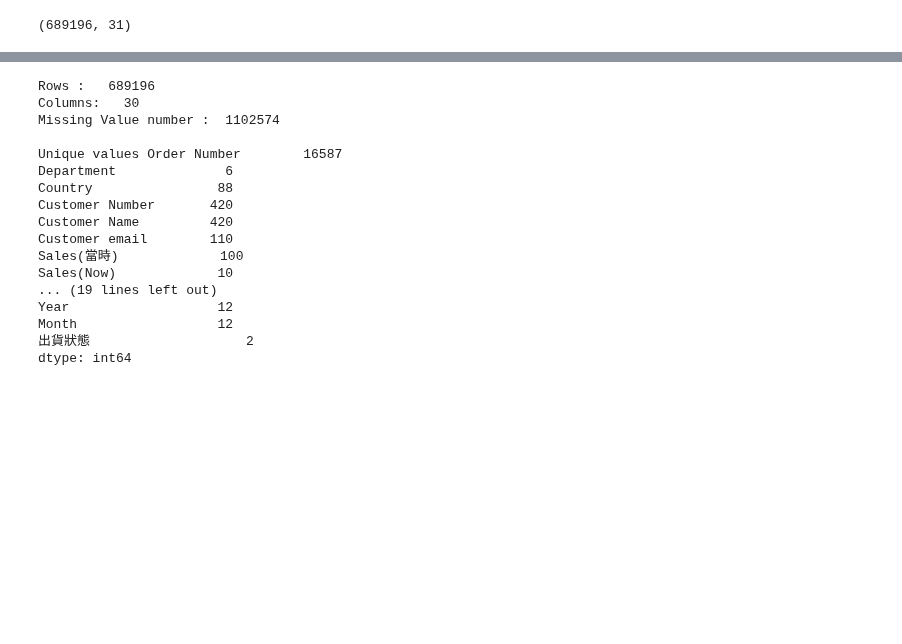
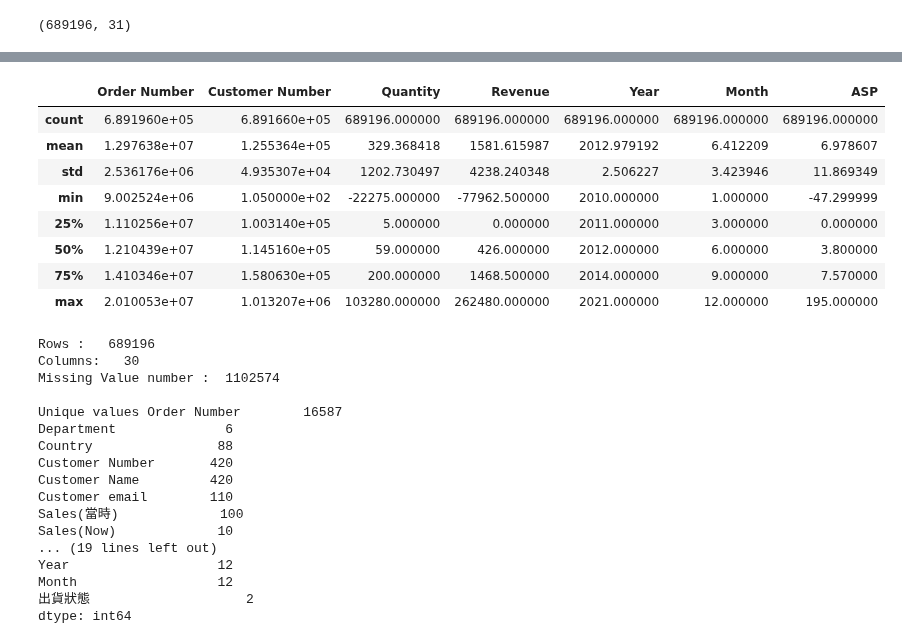
Before and after one commit to ricky4235/Python, a Jupyter notebook: 2_DataAnalysis/IPNB/T1_gd-202011.ipynb, the cells around one changed output, grey strips where cells are left out. Drawn from its saved outputs; the diff is of its cells as text; code cells hidden in the pictures; blank space fills up the shorter version.

```diff
--- a/2_DataAnalysis/IPNB/T1_gd-202011.ipynb
+++ b/2_DataAnalysis/IPNB/T1_gd-202011.ipynb
@@ -90,3 +106,15 @@ df.shape
+# %%
+df.describe()
+# %% [output]
+|  | Order Number | Customer Number | Quantity | Revenue | Year | Month | ASP |
+| count | 6.891960e+05 | 6.891660e+05 | 689196.000000 | 689196.000000 | 689196.000000 | 689196.000000 | 689196.000000 |
+| mean | 1.297638e+07 | 1.255364e+05 | 329.368418 | 1581.615987 | 2012.979192 | 6.412209 | 6.978607 |
+| std | 2.536176e+06 | 4.935307e+04 | 1202.730497 | 4238.240348 | 2.506227 | 3.423946 | 11.869349 |
+| min | 9.002524e+06 | 1.050000e+02 | -22275.000000 | -77962.500000 | 2010.000000 | 1.000000 | -47.299999 |
+| 25% | 1.110256e+07 | 1.003140e+05 | 5.000000 | 0.000000 | 2011.000000 | 3.000000 | 0.000000 |
+| 50% | 1.210439e+07 | 1.145160e+05 | 59.000000 | 426.000000 | 2012.000000 | 6.000000 | 3.800000 |
+| 75% | 1.410346e+07 | 1.580630e+05 | 200.000000 | 1468.500000 | 2014.000000 | 9.000000 | 7.570000 |
+| max | 2.010053e+07 | 1.013207e+06 | 103280.000000 | 262480.000000 | 2021.000000 | 12.000000 | 195.000000 |
 # %%
 # 查看數據的變數、總數、缺失數據、變數measurement(維度)
 def data_overview():
```
Also changed, not shown: parts of 6 cells of this notebook, 3 other files.
